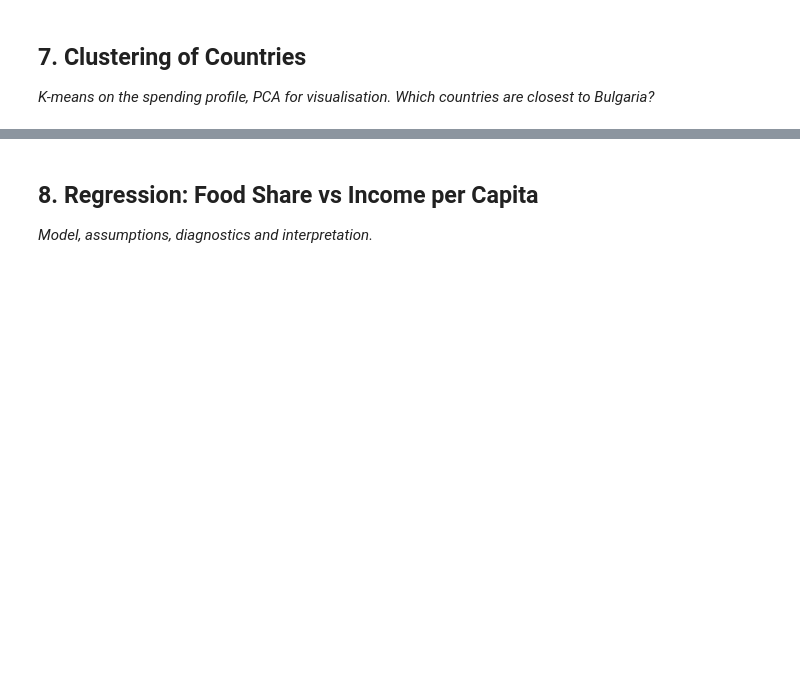
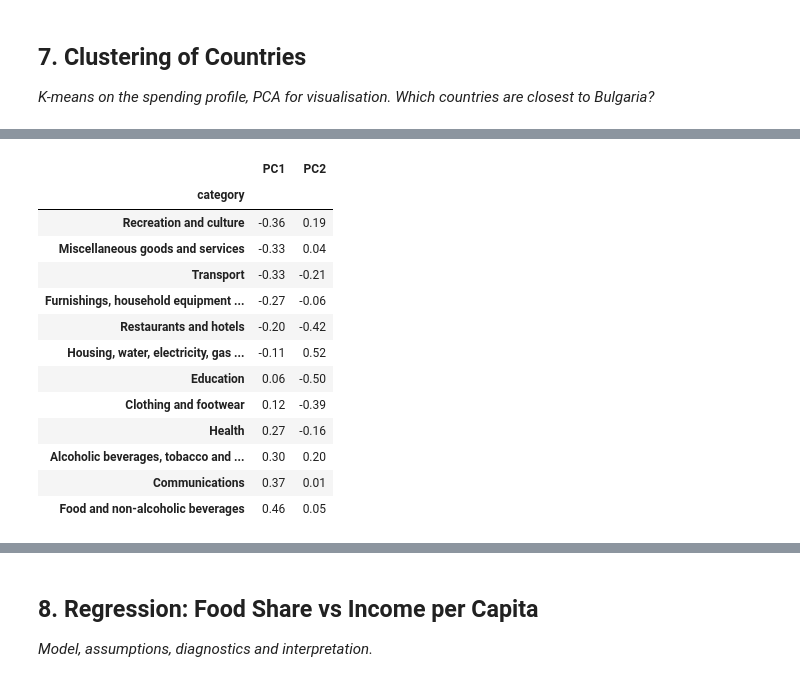
Before and after one commit to qnaatanasova86-tech/household-budgets-bg-vs-eu, a Jupyter notebook: household_budgets_analysis.ipynb, the cells around one changed output, grey strips where cells are left out. Cells and saved outputs as stored; diff of their text form; code cells hidden in the pictures; blank space fills up the shorter version.

```diff
--- a/household_budgets_analysis.ipynb
+++ b/household_budgets_analysis.ipynb
@@ -640,0 +647,11 @@ _K-means on the spending profile, PCA for visualisation. Which countries are clo
+# %%
+# One row per country, one column per spending category (2020)
+features = (
+    analysis[analysis["year"] == 2020]
+    .pivot(index="country", columns="category", values="share_excl_pct")
+)
+print(features.shape)   # (countries, categories)
+
+# Euclidean distance of every country to Bulgaria
+dist_to_bg = ((features - features.loc["Bulgaria"]) ** 2).sum(axis=1) ** 0.5
+dist_to_bg.drop("Bulgaria").sort_values().head(5).round(1)
@@ -640,0 +769,22 @@ _K-means on the spending profile, PCA for visualisation. Which countries are clo
+# %%
+loadings = pd.DataFrame(
+    pca.components_.T,
+    index=features.columns,
+    columns=["PC1", "PC2"],
+).round(2)
+loadings.sort_values("PC1")
+# %% [output]
+|  | PC1 | PC2 |
+| category |  |  |
+| Recreation and culture | -0.36 | 0.19 |
+| Miscellaneous goods and services | -0.33 | 0.04 |
+| Transport | -0.33 | -0.21 |
+| Furnishings, household equipment ... | -0.27 | -0.06 |
+| Restaurants and hotels | -0.20 | -0.42 |
+| Housing, water, electricity, gas ... | -0.11 | 0.52 |
+| Education | 0.06 | -0.50 |
+| Clothing and footwear | 0.12 | -0.39 |
+| Health | 0.27 | -0.16 |
+| Alcoholic beverages, tobacco and ... | 0.30 | 0.20 |
+| Communications | 0.37 | 0.01 |
+| Food and non-alcoholic beverages | 0.46 | 0.05 |
```
Also changed, not shown: parts of 11 cells of this notebook.
